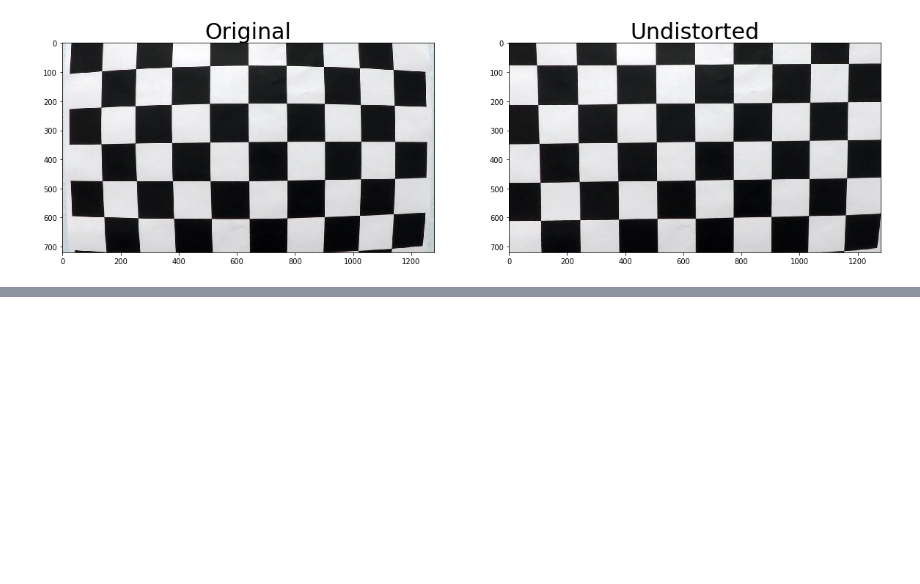
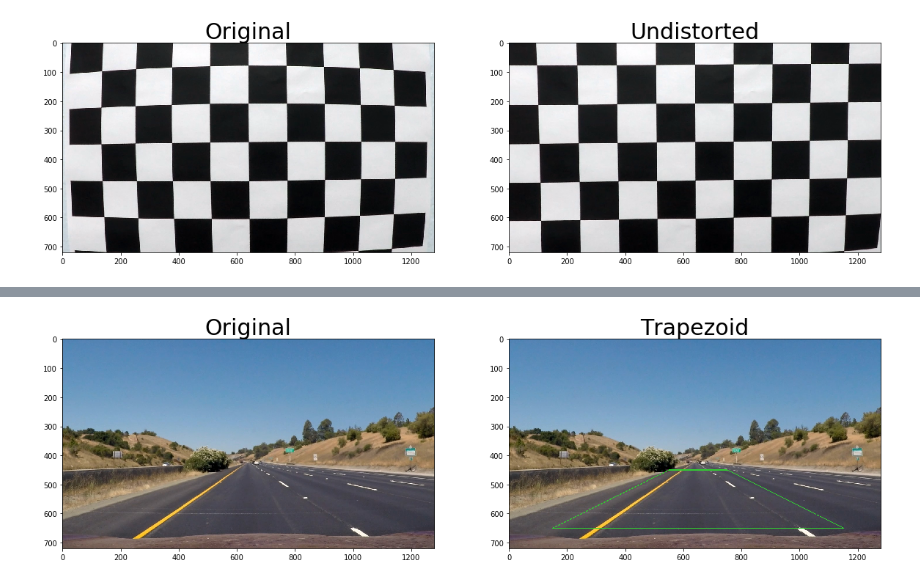
Before and after one commit to tyler-lewis-udacity/Advanced_Lane_Finding, a Jupyter notebook: P4_advanced_lane_finding.ipynb, the cells around one changed output, grey strips where cells are left out. Saved outputs shown, nothing was run; the diff lists cells and outputs as text; code cells hidden in the pictures; blank space fills up the shorter version.

```diff
--- a/P4_advanced_lane_finding.ipynb
+++ b/P4_advanced_lane_finding.ipynb
@@ -178,3 +264,25 @@ plot_side_by_side(img, undistorted_image, 'Original', 'Undistorted')
+# %%
+# Display trapezoid formed from src points
+
+# Read in a test image
+original_img = cv2.imread('test_images/straight_lines1.jpg')
+original_img = cv2.cvtColor(original_img, cv2.COLOR_BGR2RGB)
+img = np.copy(original_img)
+
+src = np.array(
+    [[550, 450],
+     [750, 450],
+     [1150, 650],
+     [150, 650]])
+
+def show_trapezoid(img, src):
+    original_img = np.copy(img)
+    trapezoid_img = cv2.polylines(img, [src], True, (50,205,50), thickness=2)
+    plot_side_by_side(original_img, trapezoid_img, 'Original', 'Trapezoid')
+# %%
+show_trapezoid(img, src)
+# %% [output]
+[figure, added]
 # %%
 # Transform image
 
```
Also changed, not shown: parts of 11 cells of this notebook, 20 other files.
